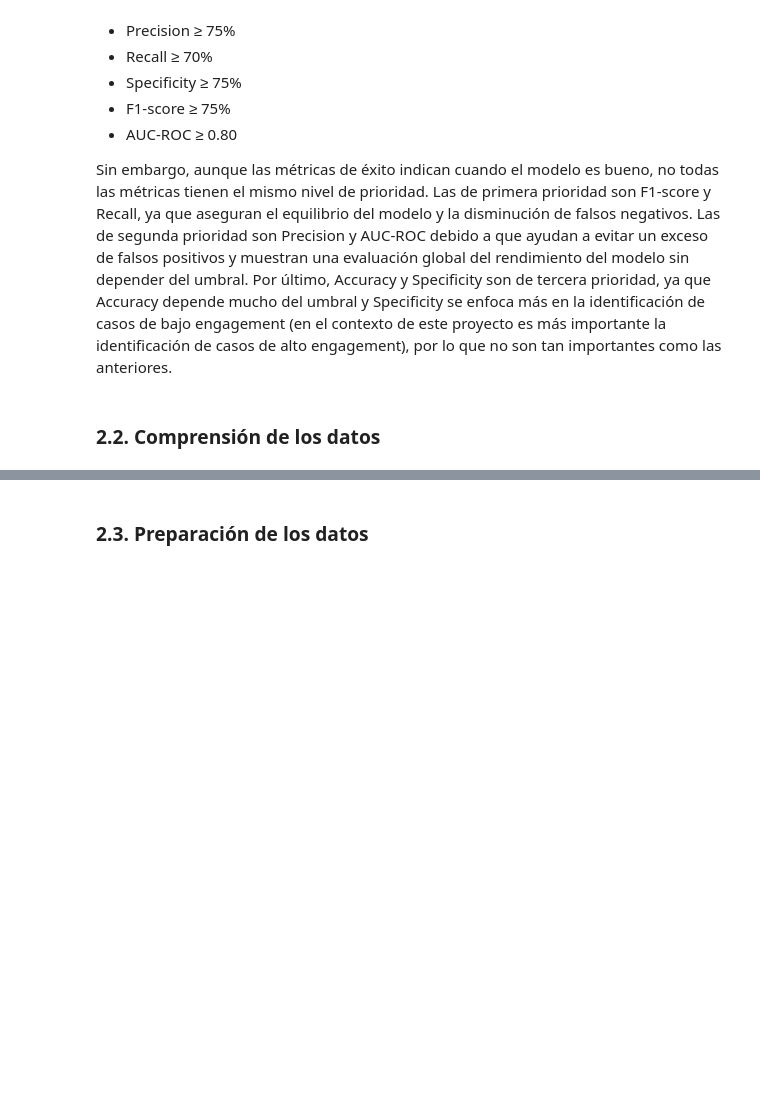
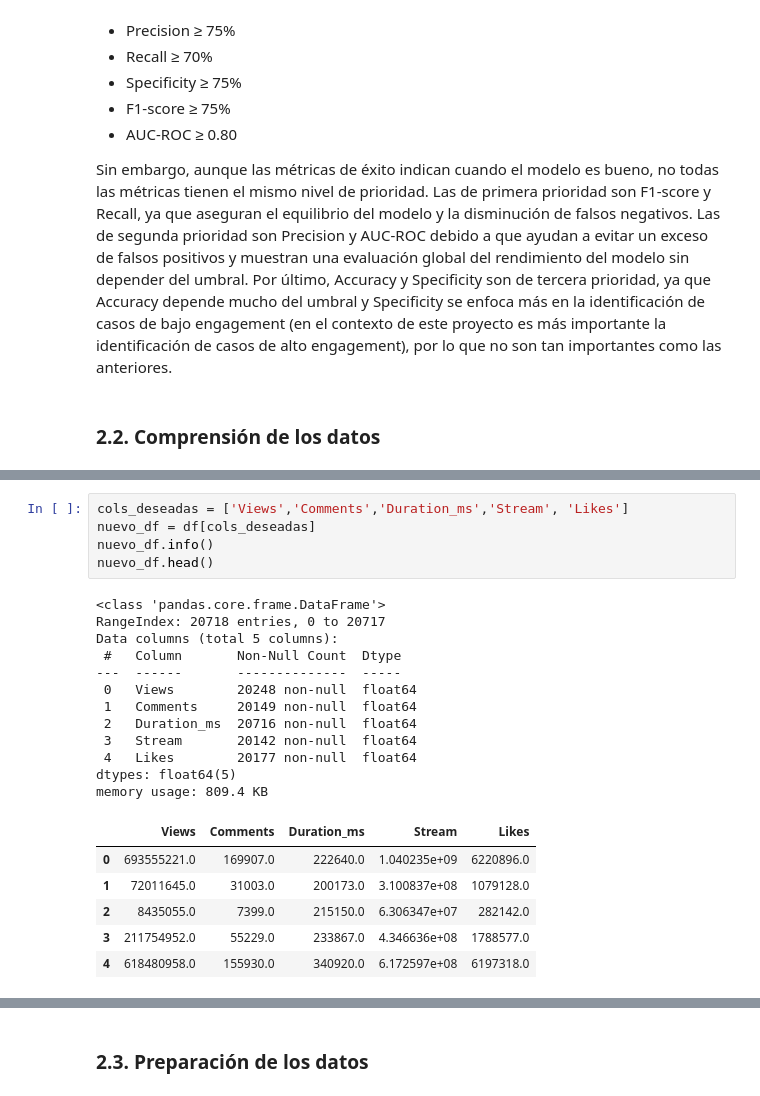
Before and after one commit to Julizzy/proyecto-analitica-c3, a Jupyter notebook: proyecto_C3_grupo4.ipynb, the cells around one changed output, grey strips where cells are left out. Saved outputs shown, nothing was run; the diff lists cells and outputs as text; blank space fills up the shorter version.

```diff
--- a/proyecto_C3_grupo4.ipynb
+++ b/proyecto_C3_grupo4.ipynb
@@ -76,0 +129,24 @@ Sin embargo, aunque las métricas de éxito indican cuando el modelo es bueno, n
+# %%
+cols_deseadas = ['Views','Comments','Duration_ms','Stream', 'Likes']
+nuevo_df = df[cols_deseadas]
+nuevo_df.info()
+nuevo_df.head()
+# %% [output]
+<class 'pandas.core.frame.DataFrame'>
+RangeIndex: 20718 entries, 0 to 20717
+Data columns (total 5 columns):
+ #   Column       Non-Null Count  Dtype
+---  ------       --------------  -----
+ 0   Views        20248 non-null  float64
+ 1   Comments     20149 non-null  float64
+ 2   Duration_ms  20716 non-null  float64
+ 3   Stream       20142 non-null  float64
+ 4   Likes        20177 non-null  float64
+dtypes: float64(5)
+memory usage: 809.4 KB
+|  | Views | Comments | Duration_ms | Stream | Likes |
+| 0 | 693555221.0 | 169907.0 | 222640.0 | 1.040235e+09 | 6220896.0 |
+| 1 | 72011645.0 | 31003.0 | 200173.0 | 3.100837e+08 | 1079128.0 |
+| 2 | 8435055.0 | 7399.0 | 215150.0 | 6.306347e+07 | 282142.0 |
+| 3 | 211754952.0 | 55229.0 | 233867.0 | 4.346636e+08 | 1788577.0 |
+| 4 | 618480958.0 | 155930.0 | 340920.0 | 6.172597e+08 | 6197318.0 |
```
Also changed, not shown: parts of 6 cells of this notebook.
